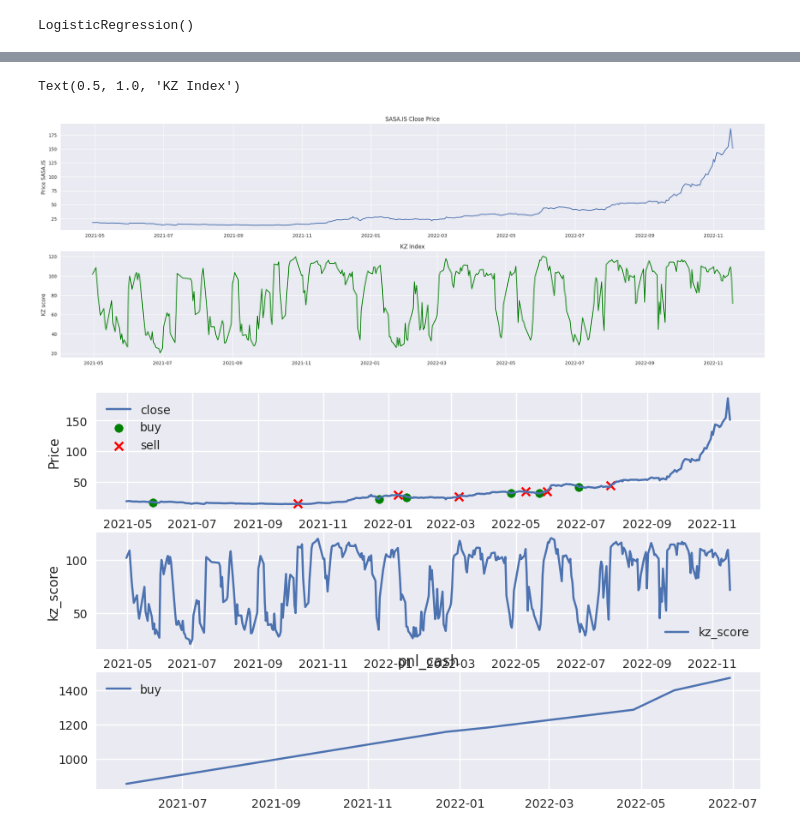
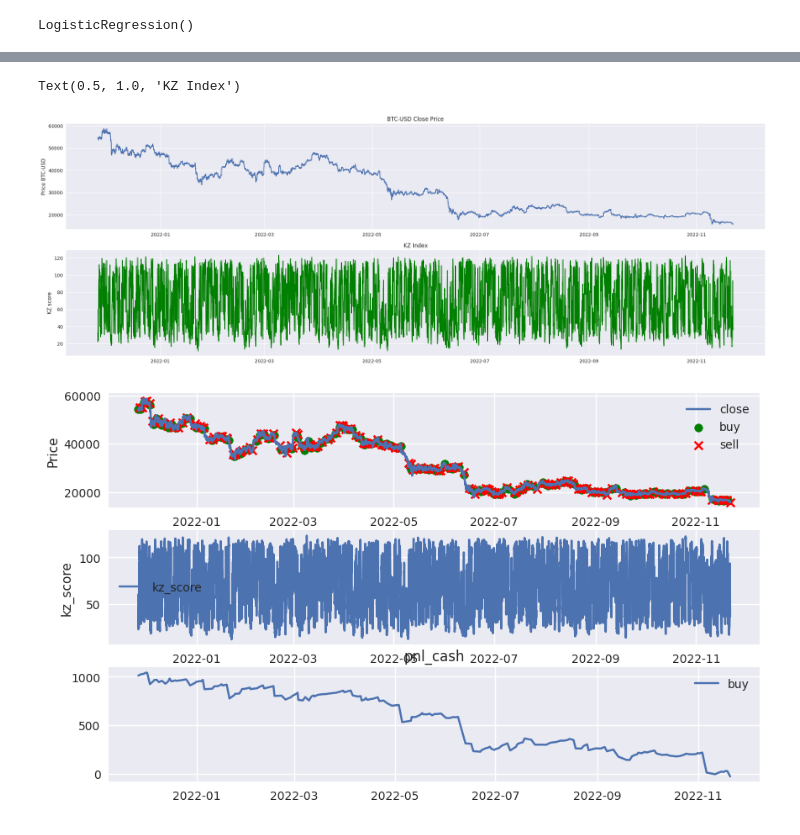
Before and after one commit to kozanakyel/KZ-Engine-Backend, a Jupyter notebook: KZ_project_setup/notebooks/model_dense_sigmoid_for_label_pred.ipynb, the cells around one changed output, grey strips where cells are left out. Saved outputs shown, nothing was run; the diff lists cells and outputs as text; code cells hidden in the pictures.

```diff
--- a/KZ_project_setup/notebooks/model_dense_sigmoid_for_label_pred.ipynb
+++ b/KZ_project_setup/notebooks/model_dense_sigmoid_for_label_pred.ipynb
@@ -13,12 +13,12 @@ warnings.filterwarnings('ignore')
 warnings.simplefilter(action = 'ignore', category = pd.errors.PerformanceWarning)
 %matplotlib inline
 
-SYMBOL = 'SASA.IS'
+SYMBOL = 'BTC-USD'
 scale = 1
 range_list = [5,6,7,8,10,12,14,15,20]
 range_list = [i*scale for i in range_list]
-period = '2y'
-interval = '1d'
+period = '1y'
+interval = '1h'
 start_date = ''
 end_data = ''
 source = 'yahoo'
@@ -262,16 +267,16 @@ ax2.set_ylabel('KZ score')
 ax2.set_title('KZ Index')
 # %% [output]
 Text(0.5, 1.0, 'KZ Index')
-[figure, old version]
+[figure, new version]
 # %%
 df.drop(df.index[0], inplace=True)
 # %%
 df['kz_score'] = ext_df.kz_score
 # %%
-st_kz_score = bt.bt_threshold(df, 'kz_score', 110, 40)
+st_kz_score = bt.bt_threshold(df, 'kz_score', 100, 40)
 bt.bt_plot_ind(df, st_kz_score, 'kz_score')
 # %% [output]
-[figure, old version]
+[figure, new version]
 # %%
 st_kz_score
 # %% [output]
```
Also changed, not shown: parts of 25 cells of this notebook, 2 other files.
